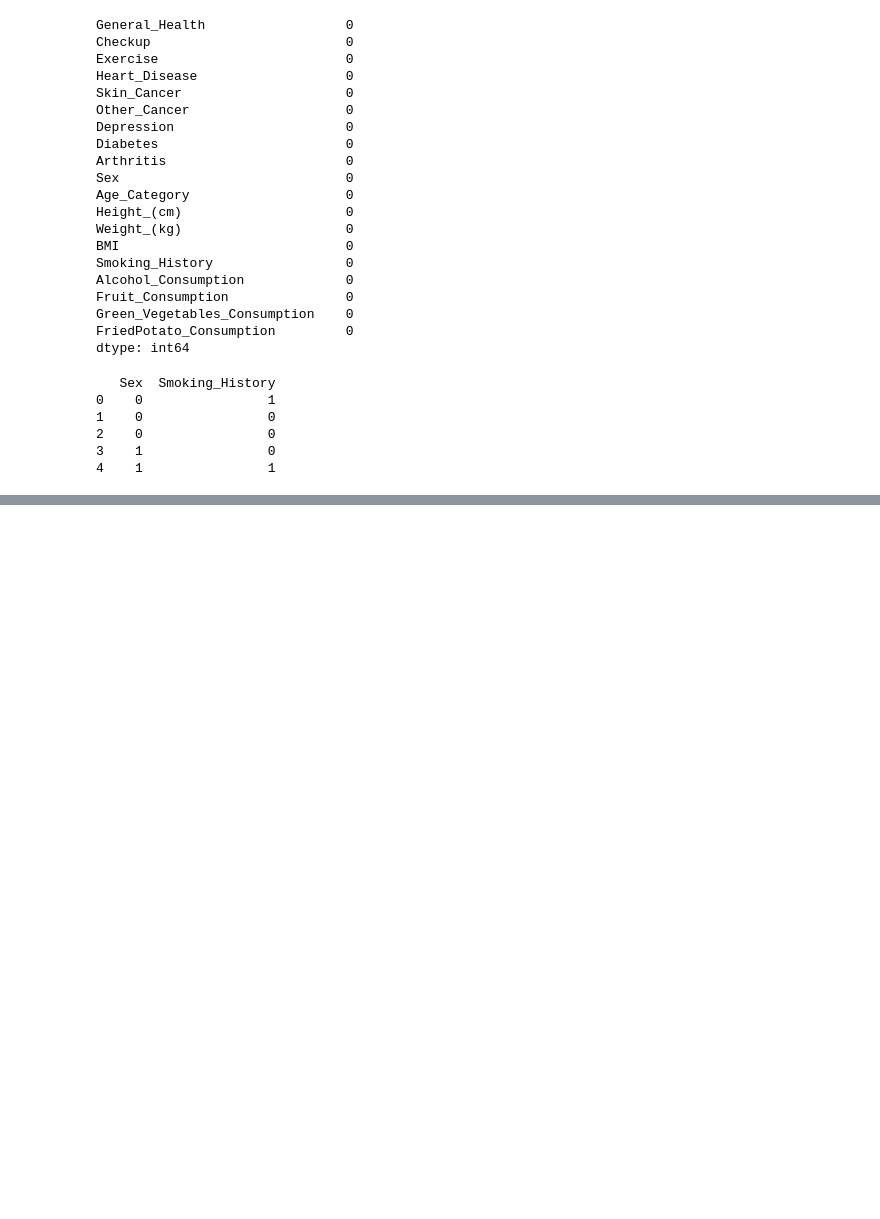
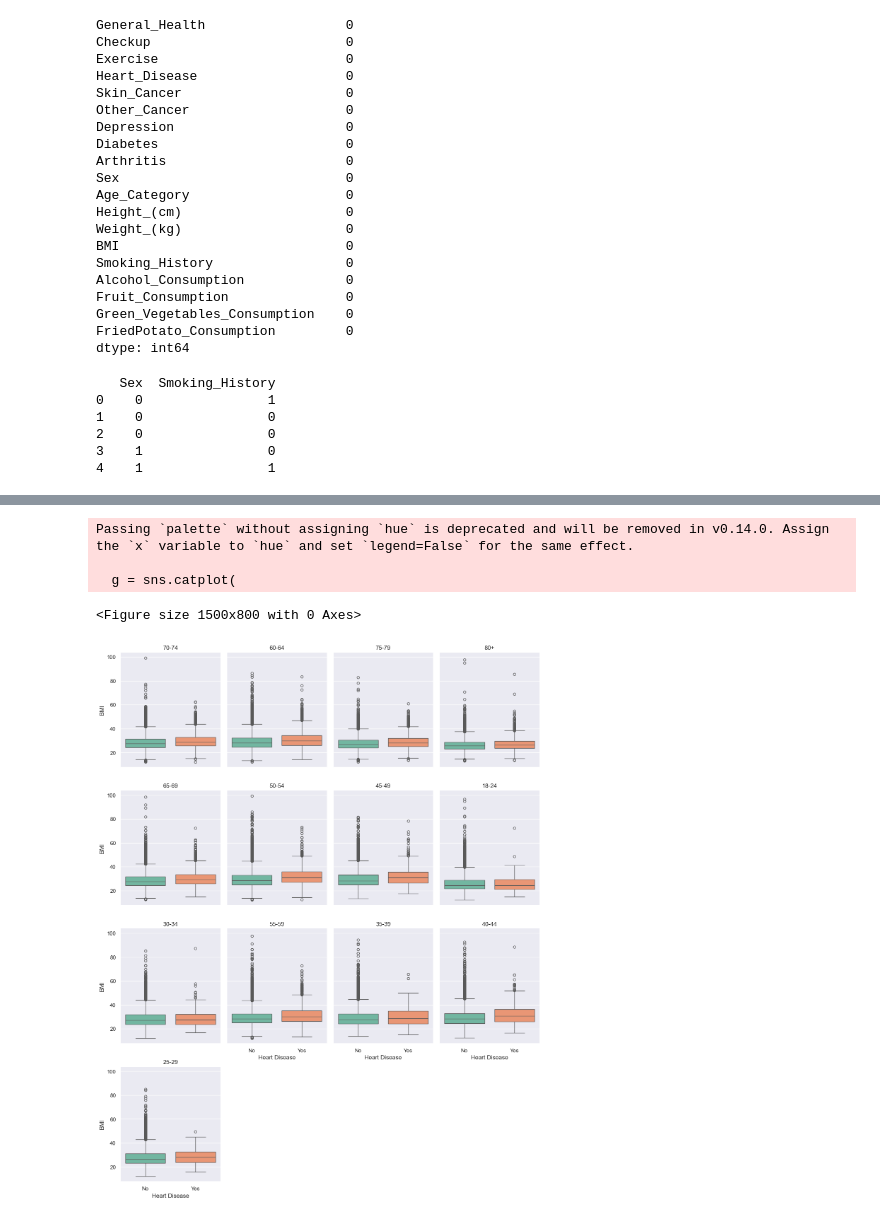
Before and after one commit to LEI-122689/Projeto_DECD, a Jupyter notebook: Data Understanding.ipynb, the cells around one changed output, grey strips where cells are left out. Drawn from its saved outputs; the diff is of its cells as text; code cells hidden in the pictures; blank space fills up the shorter version.

```diff
--- a/Data Understanding.ipynb
+++ b/Data Understanding.ipynb
@@ -98,0 +136,22 @@ print(df[['Sex', 'Smoking_History']].head())
+# %%
+plt.figure(figsize=(15, 8))
+g = sns.catplot(
+    data=df,
+    x='Heart_Disease',
+    y='BMI',
+    col='Age_Category', # This creates one subplot per age group
+    col_wrap=4,         # Limits to 4 columns per row for better layout
+    kind='box',
+    palette='Set2',
+    height=4,
+    aspect=0.8
+)
+g.set_axis_labels("Heart Disease", "BMI")
+g.set_titles("{col_name}")
+plt.show()
+# %% [output]
+Passing `palette` without assigning `hue` is deprecated and will be removed in v0.14.0. Assign the `x` variable to `hue` and set `legend=False` for the same effect.
+
+  g = sns.catplot(
+<Figure size 1500x800 with 0 Axes>
+[figure, added]
```
Also changed, not shown: parts of 11 cells of this notebook.
